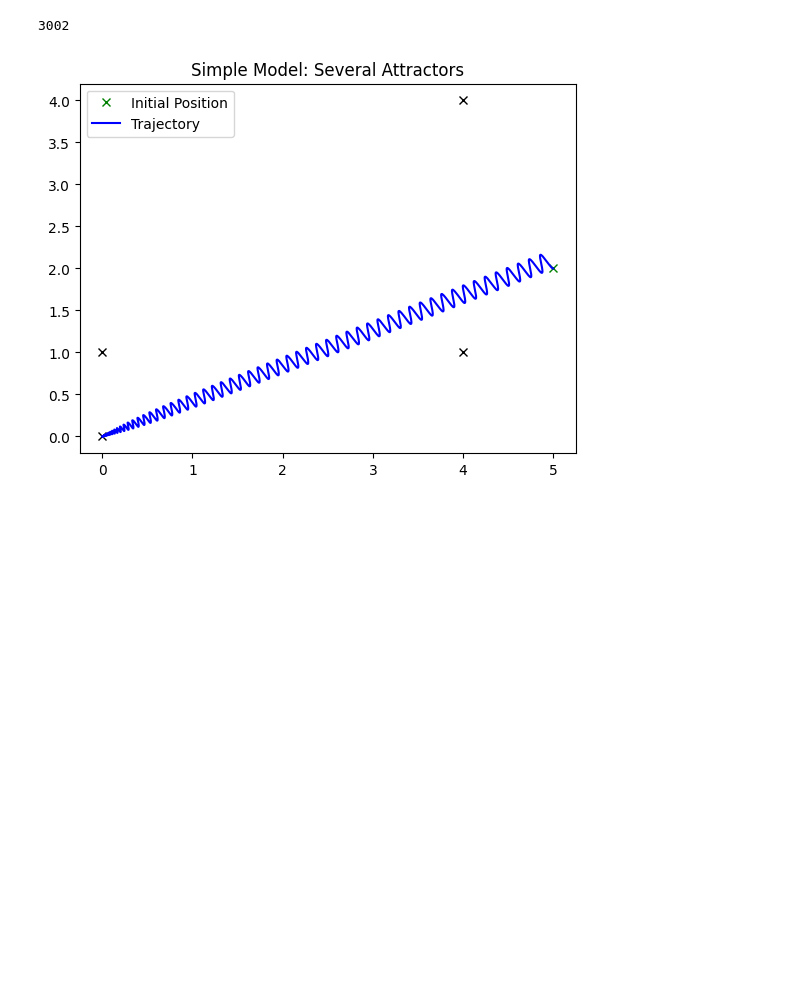
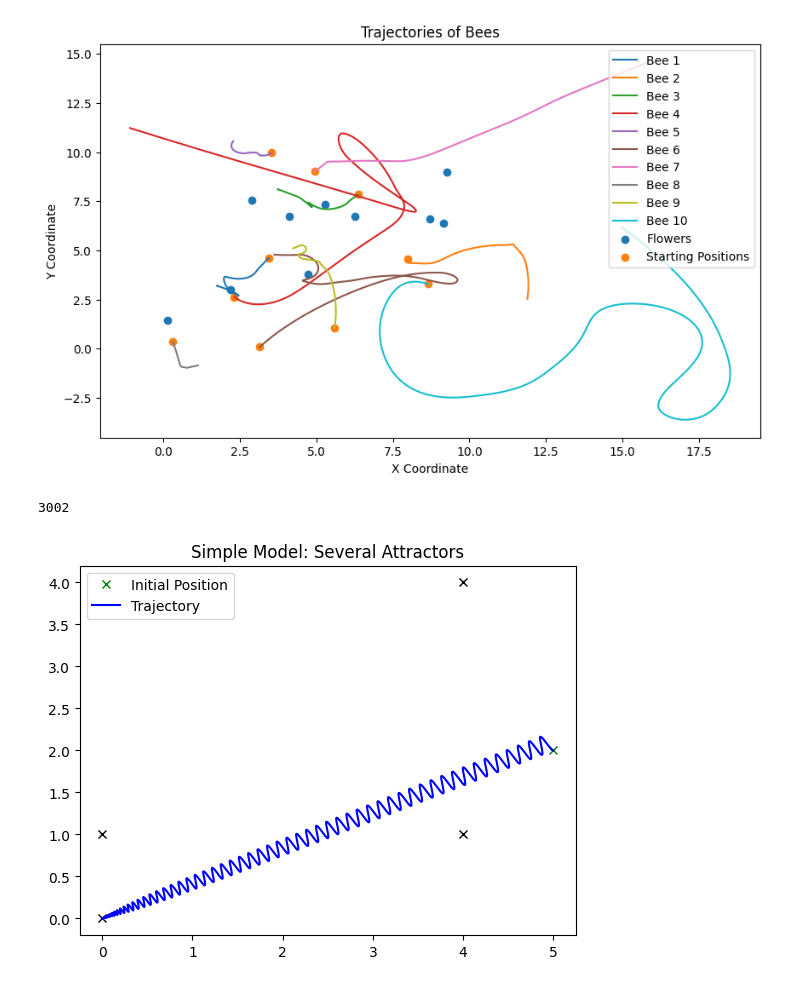
Before and after one commit to samlayton99/Swarm-Dynamics, a Jupyter notebook: matt-version.ipynb, the cells around one changed output. Cells and saved outputs as stored; diff of their text form; code cells hidden in the pictures; blank space fills up the shorter version.

Commit message:
trajectory for n bees, m flowers, k features

```diff
--- a/matt-version.ipynb
+++ b/matt-version.ipynb
@@ -24,4 +22,5 @@ def random_bee_attraction(features=2, max_attraction=10):
 # %%
-def gauss_dist(distances, sigma=1):
+def gauss_dist(distances, sigma):
+    # Gaussian distance function
     return np.exp(-np.linalg.norm(distances, axis=0)**2/(2*sigma**2))
 # %%
@@ -70,3 +38,68 @@ TypeError: 'int' object is not subscriptable
+# %%
+flower_qnty = 10
+bee_qnty = 10
+max_attraction = 10
+max_position = 10
+features = 2
+flower_positions = random_flower_position(num_flowers=flower_qnty, max_position=max_position)
+bee_positions = random_bee_position(num_bees=bee_qnty, max_position=max_position)
+bee_preferences = random_bee_attraction(features=features, num_bees=bee_qnty, max_attraction=max_attraction)
+flower_attraction = random_flower_attraction(num_flowers=flower_qnty, features=features, max_attraction=max_attraction)
+# Step 1: Reshape the arrays to enable broadcasting
+bees_expanded = bee_preferences[:, :, np.newaxis]  # Shape -> (num_features, num_bees, 1)
+flowers_expanded = flower_attraction[:, np.newaxis, :]  # Shape -> (num_features, 1, num_flowers)
+
+# Step 2: Compute the differences
+attraction_differences = bee_preferences[:, :, np.newaxis] - flower_attraction[:, np.newaxis, :]  # Shape -> (num_features, num_bees, num_flowers)
+# distances = bee_positions[:, :, np.newaxis] - flower_positions[:, np.newaxis, :]  # Shape -> (num_features, num_bees, num_flowers)
+# %%
+def ode(t, x, nu, xsi, sigma):
+    # Reshape x to be compatible with flower_positions
+    bee_positions = x.reshape((2, -1))
+    # Calculate the distance from each bee to each flower
+    distance = bee_positions[:, :, np.newaxis] - flower_positions[:, np.newaxis, :]
+    # Calculate the velocity vector for each bee towards each flower
+    velocity_vector = attraction_to_flower(attraction_differences, distance, sigma)
+    # Sum the influences of all flowers and normalize
+    velocity = nu * velocity_vector.sum(axis=1) / (xsi + np.linalg.norm(velocity_vector.sum(axis=1), axis=0, keepdims=True))
+    return velocity.flatten()
+
+# # Initialize positions and preferences
+# flower_positions = random_flower_position(num_flowers=flower_qnty, max_position=max_position)
+# bee_positions = random_bee_position(num_bees=bee_qnty, max_position=max_position)
+# bee_preferences = random_bee_attraction(features=features, num_bees=bee_qnty, max_attraction=max_attraction)
+# flower_attraction = random_flower_attraction(num_flowers=flower_qnty, features=features, max_attraction=max_attraction)
+
+# Calculate the differences in attraction
+attraction_differences = bee_preferences[:, :, np.newaxis] - flower_attraction[:, np.newaxis, :]
+
+# Solve the ODE for the trajectories of the bees
+sol = solve_ivp(ode, [0, 100], bee_positions.flatten(), args=(3, 1, .5), dense_output=True)
+
+# Define time points at which to evaluate the solution
+time_points = np.linspace(0, 100, 400)  # For example, 400 points between 0 and 100
+trajectories = sol.sol(time_points)
+
+# Plotting
+plt.figure(figsize=(10, 6))
+
+num_bees = bee_qnty  # Number of bees
+for i in range(num_bees):
+    # Extracting the x and y coordinates of the i-th bee
+    x = trajectories[i, :]
+    y = trajectories[num_bees + i, :]
+    plt.plot(x, y, label=f'Bee {i+1}')
+# plot the flowers
+plt.scatter(flower_positions[0, :], flower_positions[1, :], label='Flowers')
+# plot the starting positions of the bees
+plt.scatter(bee_positions[0, :], bee_positions[1, :], label='Starting Positions')
+plt.xlabel('X Coordinate')
+plt.ylabel('Y Coordinate')
+plt.title('Trajectories of Bees')
+plt.legend()
+plt.show()
+# %% [output]
+[figure, added]
 # %%
 for attractor in attractors:
     plt.plot(attractor[0][0],attractor[0][1],'kx')
```
Also changed, not shown: parts of 5 cells of this notebook.
